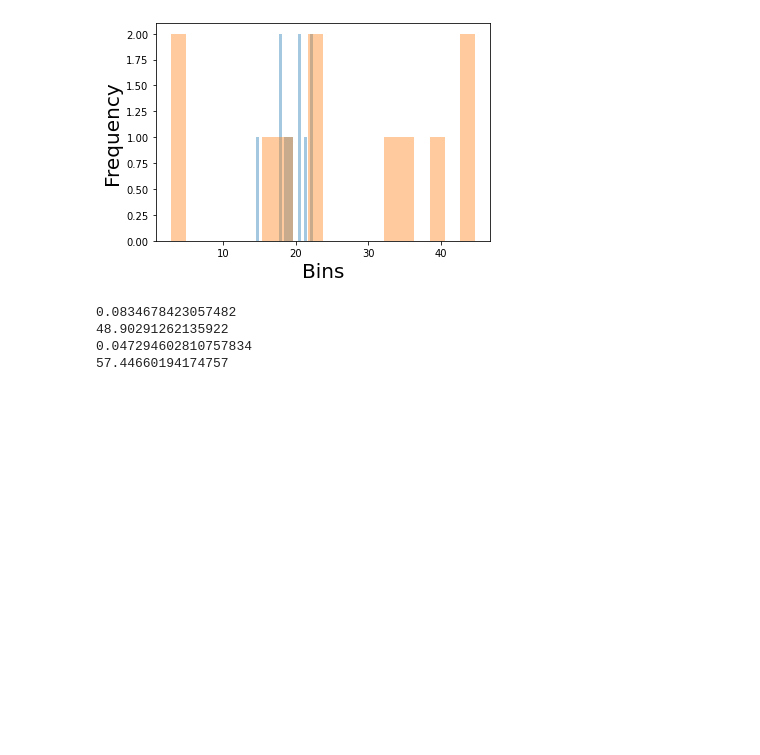
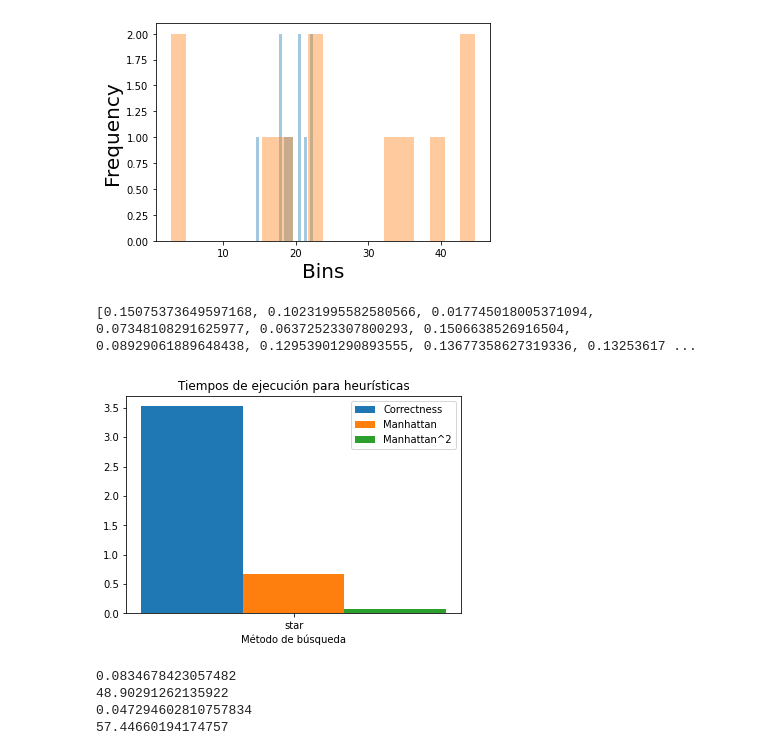
Before and after one commit to matiapa/itba-sia, a Jupyter notebook: TPE1.ipynb, the cells around one changed output. Cells and saved outputs as stored; diff of their text form; code cells hidden in the pictures; blank space fills up the shorter version.

```diff
--- a/TPE1.ipynb
+++ b/TPE1.ipynb
@@ -673,6 +715,50 @@ plt.show()
 22.32583451271057
 11
 [figure]
+# %%
+labels = ["star"]
+
+cats = {
+    "c": [],
+    "m": [],
+    "m2": []
+}
+
+print(times["global_c"])
+
+for x in ['m', 'm2', 'c']:
+  # cats[x].append(np.average(times["global_"+x]))
+  # cats[x].append(np.average(times["local_"+x]))
+  cats[x].append(np.average(times["star_"+x]))
+
+
+X_axis = np.arange(len(labels))
+
+plt.bar(X_axis-0.2, cats['c'], 0.2, label = 'Correctness')
+plt.bar(X_axis, cats['m'], 0.2, label = 'Manhattan')
+plt.bar(X_axis+0.2, cats['m2'], 0.2, label = 'Manhattan^2')
+
+plt.xticks(X_axis, labels)
+
+# plt.bar(X_axis+0.2, means, 0.4, label = 'Promedio de tiempo')
+
+
+# fig = plt.figure()
+# ax = fig.add_subplot(111)
+# n, bins, patches = ax.hist(np.array(times["bppv"]), bins=20,
+#                            density=False, cumulative=0, alpha=0.4, label='bppv')
+# n, bins, patches = ax.hist(np.array(times["bpp"]), bins=20,
+#                            density=False, cumulative=0, alpha=0.4, label='bpp')
+
+
+# plt.xticks(X_axis, labels)
+plt.xlabel("Método de búsqueda")
+plt.title("Tiempos de ejecución para heurísticas")
+plt.legend()
+plt.show()
+# %% [output]
+[0.15075373649597168, 0.10231995582580566, 0.017745018005371094, 0.07348108291625977, 0.06372523307800293, 0.1506638526916504, 0.08929061889648438, 0.12953901290893555, 0.13677358627319336, 0.13253617 ...
+[figure, added]
 # %%
 avg_time_manhattan = sum(times["global_m"])/len(times["global_m"])
 avg_moves_manhattan = sum(depths["global_m"])/len(depths["global_m"])
```
Also changed, not shown: parts of 2 cells of this notebook.
